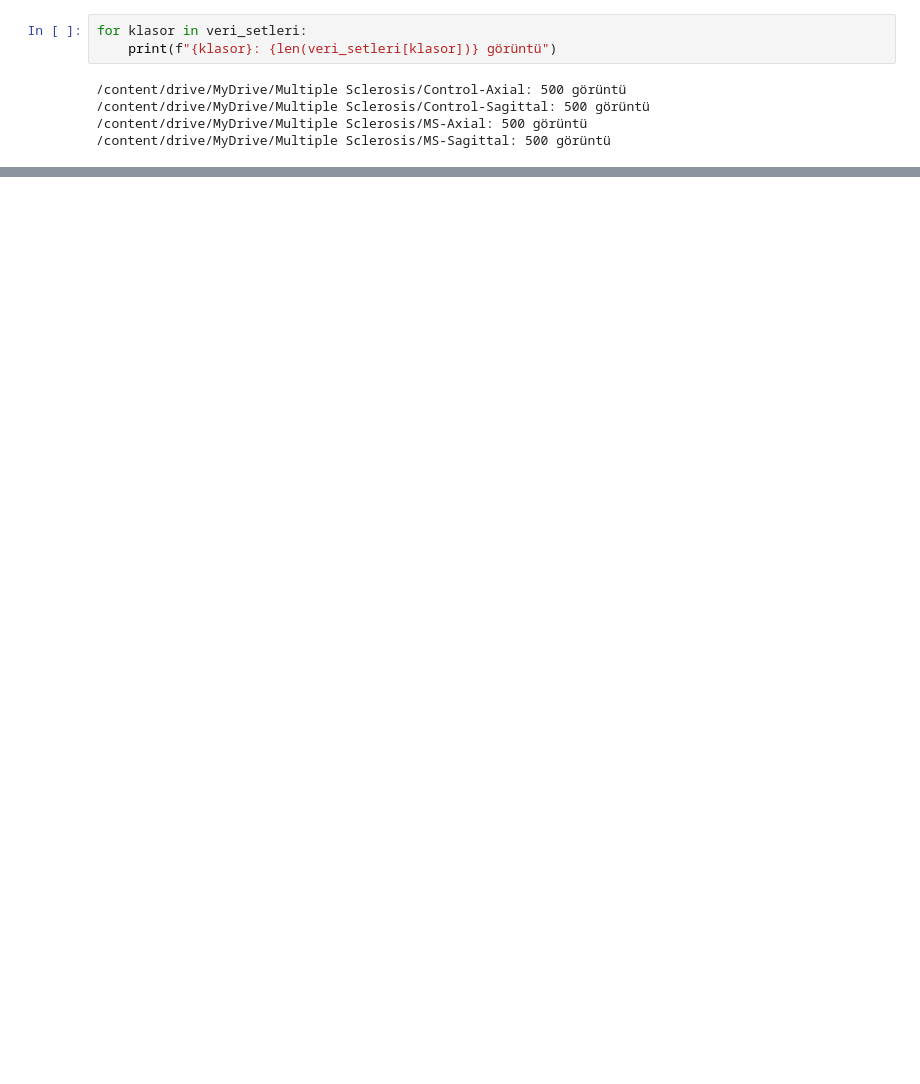
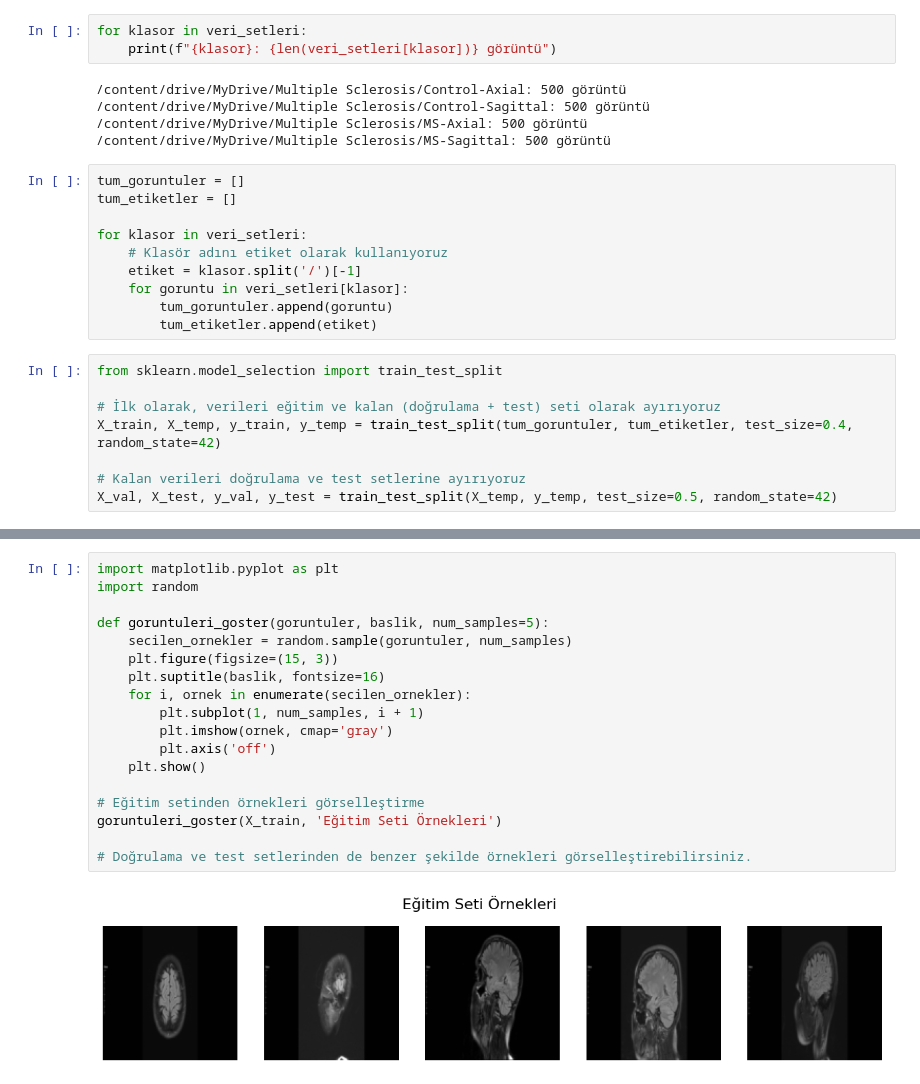
Before and after one commit to ceren-arslann/cerenonetelent23, a Jupyter notebook: VeriOnisleme.ipynb, the cells around one changed output, grey strips where cells are left out. Cells and saved outputs as stored; diff of their text form; blank space fills up the shorter version.

```diff
--- a/VeriOnisleme.ipynb
+++ b/VeriOnisleme.ipynb
@@ -53,6 +72,24 @@ for klasor in veri_setleri:
 /content/drive/MyDrive/Multiple Sclerosis/Control-Sagittal: 500 görüntü
 /content/drive/MyDrive/Multiple Sclerosis/MS-Axial: 500 görüntü
 /content/drive/MyDrive/Multiple Sclerosis/MS-Sagittal: 500 görüntü
+# %%
+tum_goruntuler = []
+tum_etiketler = []
+
+for klasor in veri_setleri:
+    # Klasör adını etiket olarak kullanıyoruz
+    etiket = klasor.split('/')[-1]
+    for goruntu in veri_setleri[klasor]:
+        tum_goruntuler.append(goruntu)
+        tum_etiketler.append(etiket)
+# %%
+from sklearn.model_selection import train_test_split
+
+# İlk olarak, verileri eğitim ve kalan (doğrulama + test) seti olarak ayırıyoruz
+X_train, X_temp, y_train, y_temp = train_test_split(tum_goruntuler, tum_etiketler, test_size=0.4, random_state=42)
+
+# Kalan verileri doğrulama ve test setlerine ayırıyoruz
+X_val, X_test, y_val, y_test = train_test_split(X_temp, y_temp, test_size=0.5, random_state=42)
 # %%
 import matplotlib.pyplot as plt
 import random
@@ -106,0 +152,20 @@ plt.show()
+# %%
+import matplotlib.pyplot as plt
+import random
+
+def goruntuleri_goster(goruntuler, baslik, num_samples=5):
+    secilen_ornekler = random.sample(goruntuler, num_samples)
+    plt.figure(figsize=(15, 3))
+    plt.suptitle(baslik, fontsize=16)
+    for i, ornek in enumerate(secilen_ornekler):
+        plt.subplot(1, num_samples, i + 1)
+        plt.imshow(ornek, cmap='gray')
+        plt.axis('off')
+    plt.show()
+
+# Eğitim setinden örnekleri görselleştirme
+goruntuleri_goster(X_train, 'Eğitim Seti Örnekleri')
+
+# Doğrulama ve test setlerinden de benzer şekilde örnekleri görselleştirebilirsiniz.
+# %% [output]
+[figure, added]
```
Also changed, not shown: parts of 5 cells of this notebook.
